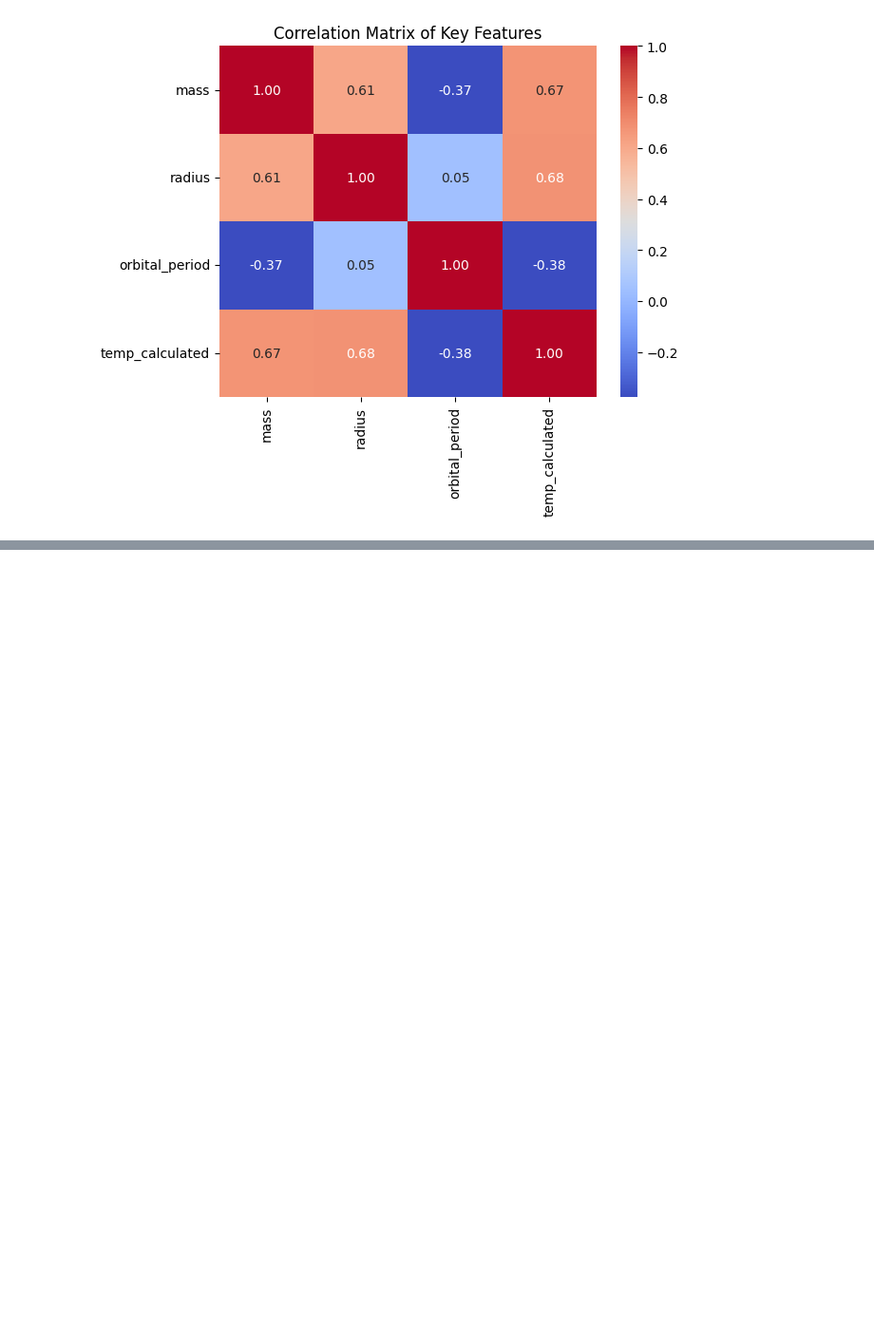
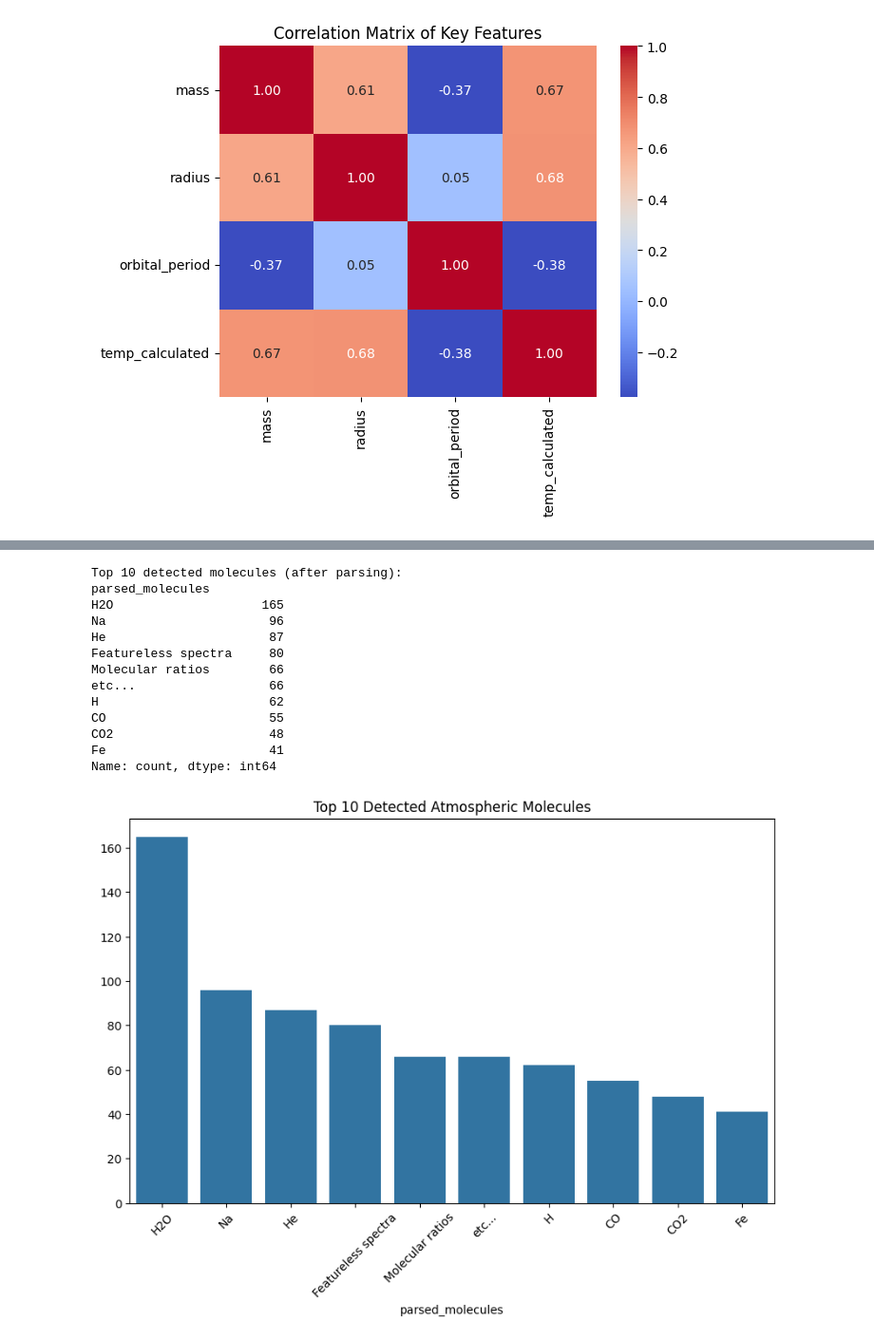
Before and after one commit to Dova-afk/MUCYT_IASCA, a Jupyter notebook: EDA_Exoatmospheres.ipynb, the cells around one changed output, grey strips where cells are left out. Shown at 95% size. Drawn from its saved outputs; the diff is of its cells as text; code cells hidden in the pictures; blank space fills up the shorter version.

```diff
--- a/EDA_Exoatmospheres.ipynb
+++ b/EDA_Exoatmospheres.ipynb
@@ -208,0 +227,58 @@ plt.show()
+# %%
+def parse_molecules(mol_str):
+    if pd.isna(mol_str):
+        return []
+
+    s = str(mol_str).strip()
+    if s in ['', '[]', 'nan', 'NaN']:
+        return []
+
+    if s.startswith('"') and s.endswith('"'):
+        s = s[1:-1]
+    if s.startswith("'") and s.endswith("'"):
+        s = s[1:-1]
+
+    if s.startswith('{') and s.endswith('}'):
+        s = s[1:-1]
+
+    tokens = [t.strip() for t in s.split(',') if t.strip()]
+    parsed = []
+    for t in tokens:
+        if ':' in t:
+            key = t.split(':', 1)[0].strip()
+        else:
+            key = t
+        key = key.strip('{}"\'')
+        if key:
+            parsed.append(key)
+
+    return [x for x in parsed if x]
+# %%
+exoatmos_no_outliers['parsed_molecules'] = exoatmos_no_outliers['molecules'].apply(parse_molecules)
+
+molecules_series = exoatmos_no_outliers['parsed_molecules'].explode()
+molecule_counts = molecules_series.value_counts()
+
+print('Top 10 detected molecules (after parsing):')
+print(molecule_counts.head(10))
+
+plt.figure(figsize=(10, 6))
+sns.barplot(x=molecule_counts.head(10).index, y=molecule_counts.head(10).values)
+plt.title('Top 10 Detected Atmospheric Molecules')
+plt.xticks(rotation=45)
+plt.show()
+# %% [output]
+Top 10 detected molecules (after parsing):
+parsed_molecules
+H2O                    165
+Na                      96
+He                      87
+Featureless spectra     80
+Molecular ratios        66
+etc...                  66
+H                       62
+CO                      55
+CO2                     48
+Fe                      41
+Name: count, dtype: int64
+[figure, added]
```
Also changed, not shown: parts of 12 cells of this notebook.
